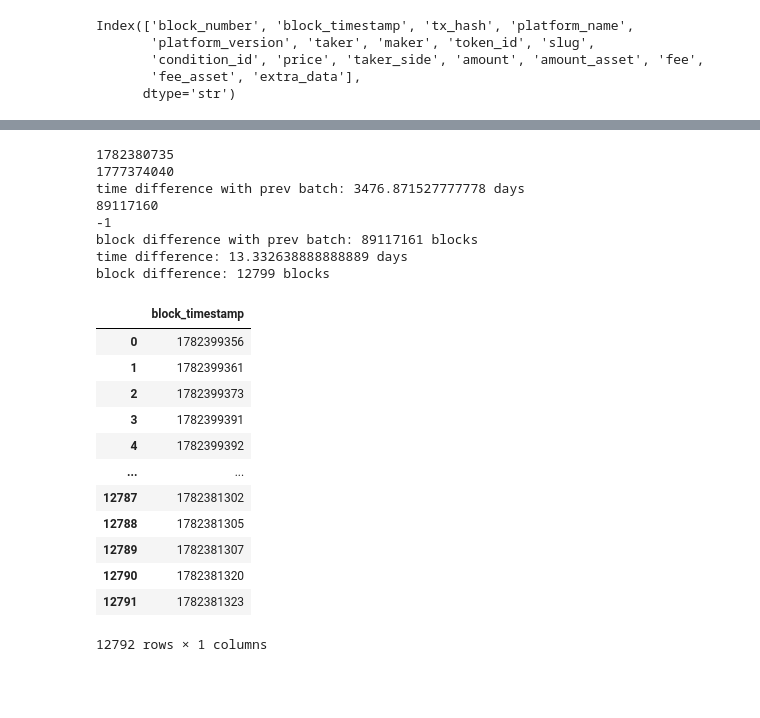
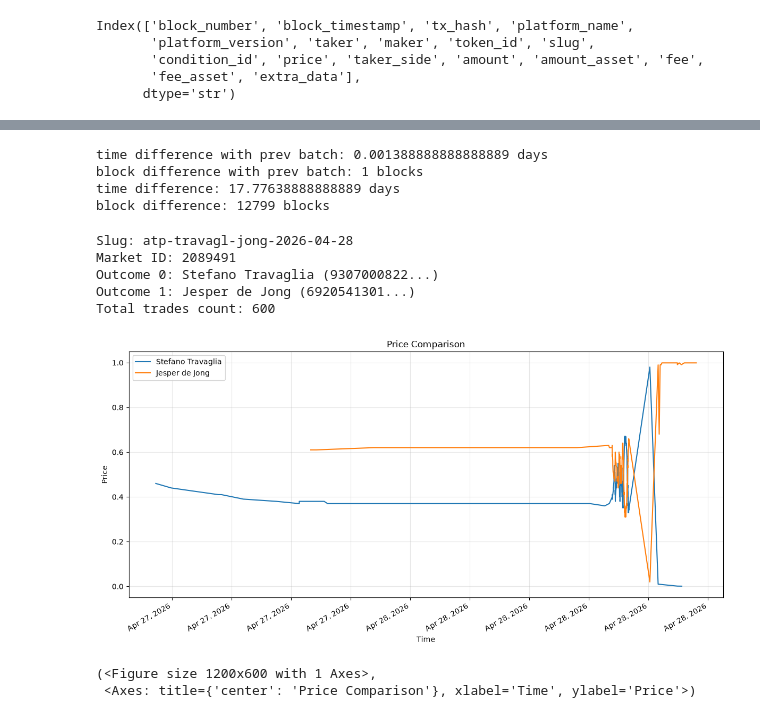
Before and after one commit to amirabbasja/PredictionMarketAnalyzer, a Jupyter notebook: playground.ipynb, the cells around one changed output, grey strips where cells are left out. Saved outputs shown, nothing was run; the diff lists cells and outputs as text; code cells hidden in the pictures; blank space fills up the shorter version.

Commit message:
updated polymarket functions

```diff
--- a/playground.ipynb
+++ b/playground.ipynb
@@ -156,46 +48,23 @@ blockNumber
 # %%
-_max = pd.DataFrame(queryParquetFile("src/data/polymarketData/polymarket_trades_pt_017.parquet", "SELECT MAX(block_timestamp) AS largest_value FROM data")).iloc[0,0]
-_min = pd.DataFrame(queryParquetFile("src/data/polymarketData/polymarket_trades_pt_018.parquet", "SELECT MIN(block_timestamp) AS largest_value FROM data")).iloc[0,0]
-print(_min)
-print(_max)
+_max = pd.DataFrame(queryParquetFile("src/data/polymarketData/polymarket_trades_pt_018.parquet", "SELECT MAX(block_timestamp) AS largest_value FROM data")).iloc[0,0]
+_min = pd.DataFrame(queryParquetFile("src/data/polymarketData/polymarket_trades_pt_019.parquet", "SELECT MIN(block_timestamp) AS largest_value FROM data")).iloc[0,0]
 print("time difference with prev batch:", (_min-_max)/60/24, "days")
 
-_max = pd.DataFrame(queryParquetFile("src/data/polymarketData/polymarket_trades_pt_017.parquet", "SELECT MAX(block_number) AS largest_value FROM data")).iloc[0,0]
-_min = pd.DataFrame(queryParquetFile("src/data/polymarketData/polymarket_trades_pt_018.parquet", "SELECT MIN(block_number) AS largest_value FROM data")).iloc[0,0]
-print(_min)
-print(_max)
+_max = pd.DataFrame(queryParquetFile("src/data/polymarketData/polymarket_trades_pt_018.parquet", "SELECT MAX(block_number) AS largest_value FROM data")).iloc[0,0]
+_min = pd.DataFrame(queryParquetFile("src/data/polymarketData/polymarket_trades_pt_019.parquet", "SELECT MIN(block_number) AS largest_value FROM data")).iloc[0,0]
 print("block difference with prev batch:", (_min-_max), "blocks")
 
-_min = pd.DataFrame(queryParquetFile("src/data/polymarketData/polymarket_trades_pt_018.parquet", "SELECT MIN(block_timestamp) AS largest_value FROM data")).iloc[0,0]
-_max = pd.DataFrame(queryParquetFile("src/data/polymarketData/polymarket_trades_pt_018.parquet", "SELECT MAX(block_timestamp) AS largest_value FROM data")).iloc[0,0]
+_min = pd.DataFrame(queryParquetFile("src/data/polymarketData/polymarket_trades_pt_019.parquet", "SELECT MIN(block_timestamp) AS largest_value FROM data")).iloc[0,0]
+_max = pd.DataFrame(queryParquetFile("src/data/polymarketData/polymarket_trades_pt_019.parquet", "SELECT MAX(block_timestamp) AS largest_value FROM data")).iloc[0,0]
 print("time difference:", (_max-_min)/60/24, "days")
 
-_min = pd.DataFrame(queryParquetFile("src/data/polymarketData/polymarket_trades_pt_018.parquet", "SELECT MIN(block_number) AS largest_value FROM data")).iloc[0,0]
-_max = pd.DataFrame(queryParquetFile("src/data/polymarketData/polymarket_trades_pt_018.parquet", "SELECT MAX(block_number) AS largest_value FROM data")).iloc[0,0]
+_min = pd.DataFrame(queryParquetFile("src/data/polymarketData/polymarket_trades_pt_019.parquet", "SELECT MIN(block_number) AS largest_value FROM data")).iloc[0,0]
+_max = pd.DataFrame(queryParquetFile("src/data/polymarketData/polymarket_trades_pt_019.parquet", "SELECT MAX(block_number) AS largest_value FROM data")).iloc[0,0]
 print("block difference:", (_max-_min), "blocks")
 # %% [output]
-1782380735
-1777374040
-time difference with prev batch: 3476.871527777778 days
-89117160
--1
-block difference with prev batch: 89117161 blocks
-time difference: 13.332638888888889 days
+time difference with prev batch: 0.001388888888888889 days
+block difference with prev batch: 1 blocks
+time difference: 17.77638888888889 days
 block difference: 12799 blocks
 # %%
-df = pd.DataFrame(queryParquetFile("src/data/polymarketData/polymarket_trades_pt_018.parquet", "SELECT DISTINCT block_timestamp FROM data"))
-df
+allMarkets = pd.DataFrame(queryParquetFile("src/data/polymarket_HistoricalMarkets.parquet", "SELECT * FROM data"))
-# %% [output]
-|  | block_timestamp |
-| 0 | 1782399356 |
-| 1 | 1782399361 |
-| 2 | 1782399373 |
-| 3 | 1782399391 |
-| 4 | 1782399392 |
-| ... | ... |
-| 12787 | 1782381302 |
-| 12788 | 1782381305 |
-| 12789 | 1782381307 |
-| 12790 | 1782381320 |
-| 12791 | 1782381323 |
-12792 rows × 1 columns
@@ -201,0 +120,31 @@ df
+# %%
+# Plot a polymarket's market
+
+# Get the market's data - one token ID has to be given
+tokenID = "930700082299559062125948884729581988641930245091222204337103918093932025333"
+marketData = pd.DataFrame(queryParquetFile("src/data/polymarket_HistoricalMarkets.parquet", f"SELECT * FROM data WHERE outcome_0_ID = '{tokenID}' OR  outcome_1_ID = '{tokenID}'"))
+
+outcome_0_trades = queryParquetFolder("./src/data/polymarketData", f"SELECT * FROM data WHERE token_id = '{marketData.iloc[0].outcome_0_ID}'")
+outcome_1_trades = queryParquetFolder("./src/data/polymarketData", f"SELECT * FROM data WHERE token_id = '{marketData.iloc[0].outcome_1_ID}'")
+
+print(f"Slug: {marketData.iloc[0].slug}")
+print(f"Market ID: {marketData.iloc[0].marketID}")
+print(f"Outcome 0: {marketData.iloc[0].outcome_0} ({marketData.iloc[0].outcome_0_ID[0:10]}...)")
+print(f"Outcome 1: {marketData.iloc[0].outcome_1} ({marketData.iloc[0].outcome_1_ID[0:10]}...)")
+print(f"Total trades count: {outcome_0_trades.shape[0] + outcome_1_trades.shape[0]:,}")
+# print(f"Duration: {(allTrades.iloc[-1].block_timestamp - allTrades.iloc[0].block_timestamp)/60/24}")
+# %% [output]
+Slug: atp-travagl-jong-2026-04-28
+Market ID: 2089491
+Outcome 0: Stefano Travaglia (9307000822...)
+Outcome 1: Jesper de Jong (6920541301...)
+Total trades count: 600
+# %%
+plotOutcomes(
+    [outcome_0_trades, outcome_1_trades],
+    [marketData.iloc[0].outcome_0, marketData.iloc[0].outcome_1]
+)
+# %% [output]
+[figure, added]
+(<Figure size 1200x600 with 1 Axes>,
+ <Axes: title={'center': 'Price Comparison'}, xlabel='Time', ylabel='Price'>)
```
Also changed, not shown: parts of 14 cells of this notebook, 3 other files.
